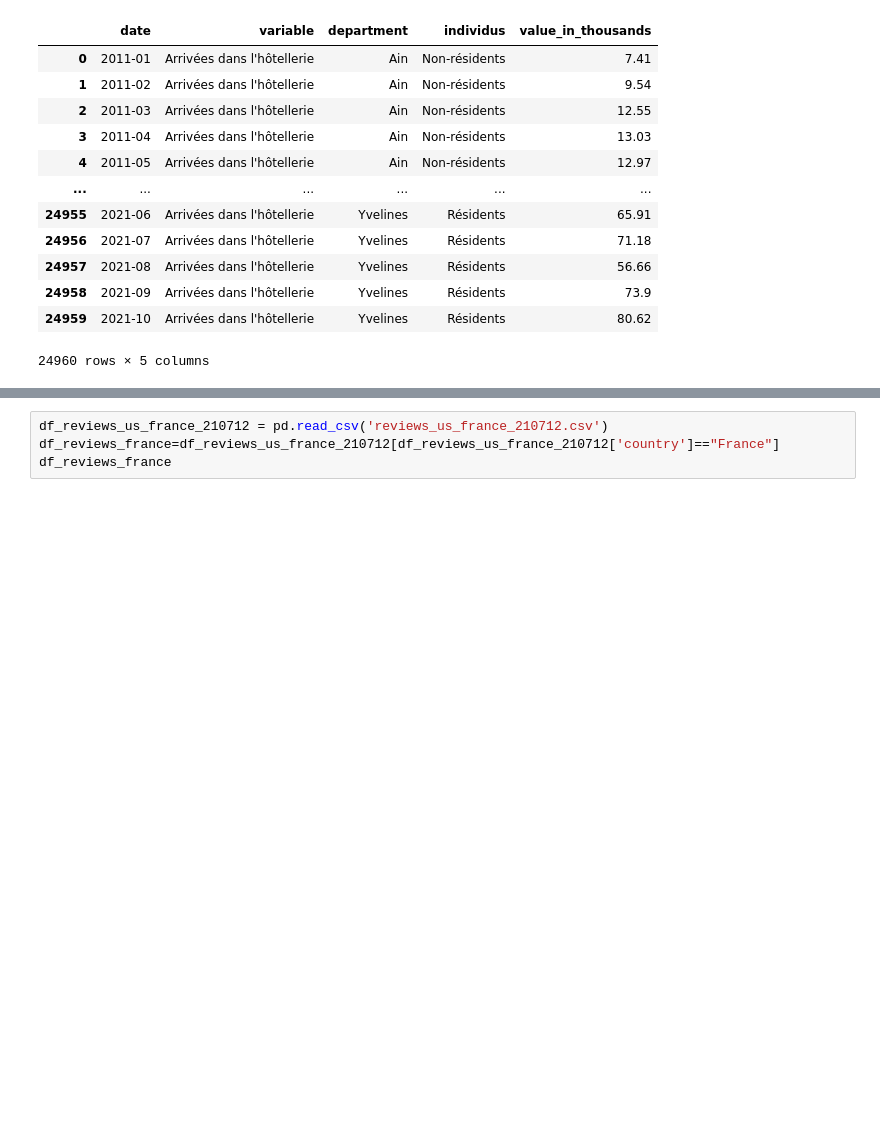
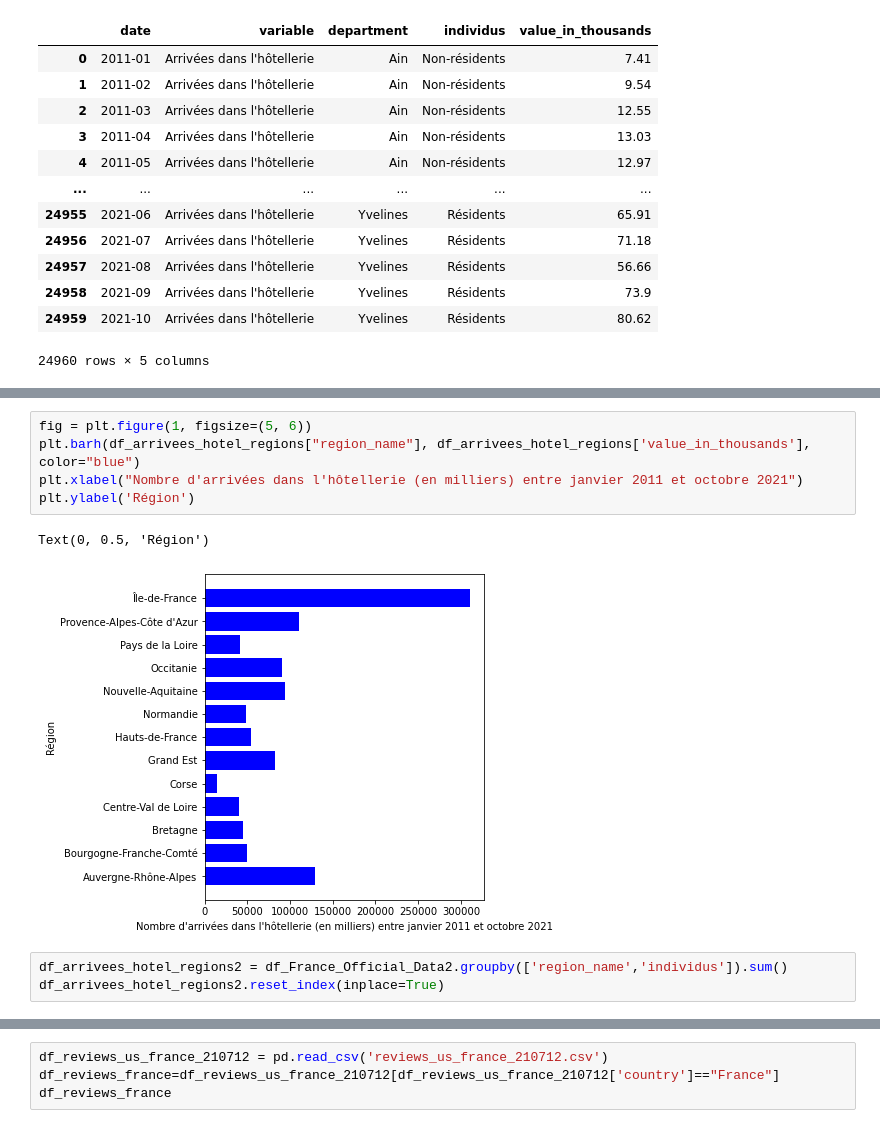
Before and after one commit to julienowack/stat_app, a Jupyter notebook: exploration des bdd.ipynb, the cells around one changed output, grey strips where cells are left out. Drawn from its saved outputs; the diff is of its cells as text; blank space fills up the shorter version.

```diff
--- a/exploration des bdd.ipynb
+++ b/exploration des bdd.ipynb
@@ -159,0 +239,11 @@ df_France_Official_Data
+# %%
+fig = plt.figure(1, figsize=(5, 6))
+plt.barh(df_arrivees_hotel_regions["region_name"], df_arrivees_hotel_regions['value_in_thousands'], color="blue")
+plt.xlabel("Nombre d'arrivées dans l'hôtellerie (en milliers) entre janvier 2011 et octobre 2021")
+plt.ylabel('Région')
+# %% [output]
+Text(0, 0.5, 'Région')
+[figure, added]
+# %%
+df_arrivees_hotel_regions2 = df_France_Official_Data2.groupby(['region_name','individus']).sum()
+df_arrivees_hotel_regions2.reset_index(inplace=True)
```
Also changed, not shown: parts of 24 cells of this notebook.
